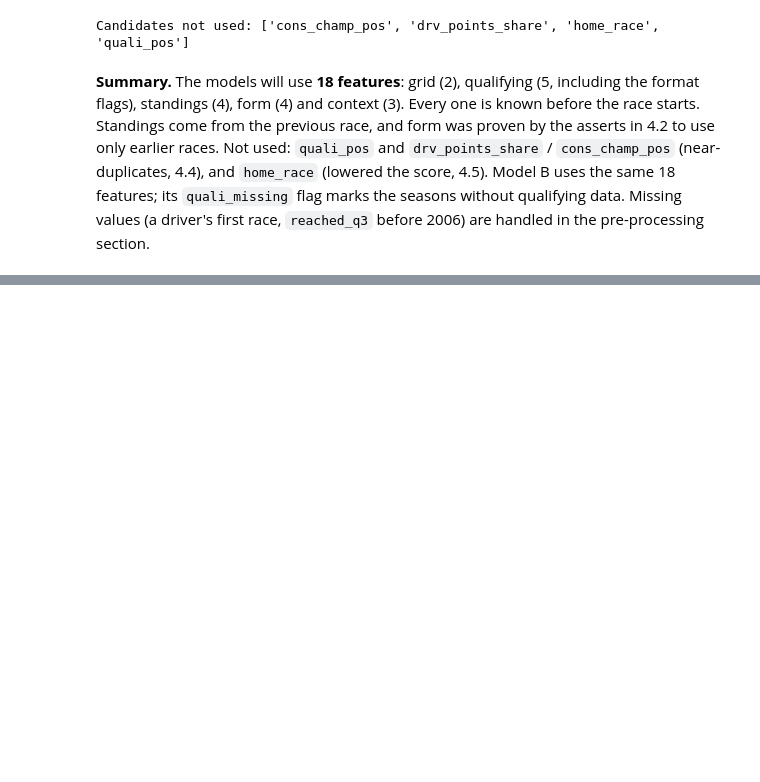
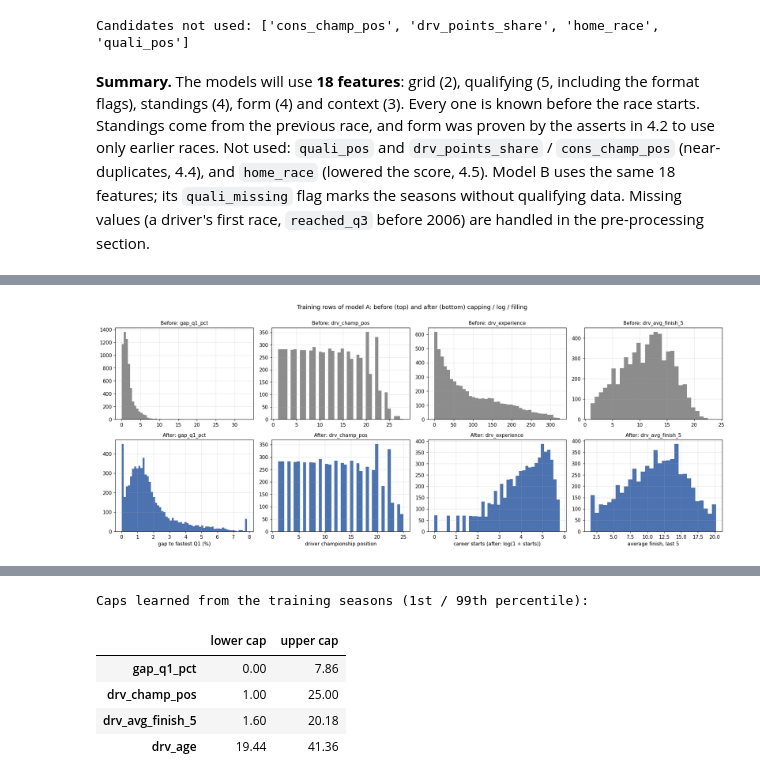
Before and after one commit to Farah-Essam/ACL-2, a Jupyter notebook: f1_podium_prediction.ipynb, the cells around one changed output, grey strips where cells are left out. Saved outputs shown, nothing was run; the diff lists cells and outputs as text; code cells hidden in the pictures; blank space fills up the shorter version.

Commit message:
Add sections 5 and 6: pre-processing and predictive modeling
Co-Authored-By: Claude Opus 5.5 <noreply@anthropic.com>

```diff
--- a/f1_podium_prediction.ipynb
+++ b/f1_podium_prediction.ipynb
@@ -3640,0 +3772,29 @@ Candidates not used: ['cons_champ_pos', 'drv_points_share', 'home_race', 'quali_
+# %%
+tr_raw = DATA["A"]["train"][FEATS].astype(float)
+prep_A = PodiumPreprocessor(scale=False).fit(tr_raw)          # unscaled, to show the real units
+tr_noscale = prep_A.transform(tr_raw)
+tr_scaled = PodiumPreprocessor().fit(tr_raw).transform(tr_raw)
+
+fig, axes = plt.subplots(2, 4, figsize=(18, 7))
+pairs = [("gap_q1_pct", "gap to fastest Q1 (%)", 60), ("drv_champ_pos", "driver championship position", 40),
+         ("drv_experience", "career starts (after: log(1 + starts))", 40), (f"drv_avg_finish_{FORM_WINDOW}", "average finish, last 5", 30)]
+for j, (col, label, bins) in enumerate(pairs):
+    axes[0, j].hist(tr_raw[col].dropna(), bins=bins, color="#8C8C8C")
+    axes[0, j].set_title(f"Before: {col}", fontsize=10)
+    axes[1, j].hist(tr_noscale[col], bins=bins, color="#4C72B0")
+    axes[1, j].set_title(f"After: {col}", fontsize=10)
+    axes[1, j].set_xlabel(label)
+fig.suptitle("Training rows of model A: before (top) and after (bottom) capping / log / filling", y=1.0)
+plt.tight_layout()
+plt.show()
+
+ranges = pd.DataFrame({
+    "before min": tr_raw.min(), "before max": tr_raw.max(), "before missing": tr_raw.isna().sum(),
+    "after min": tr_noscale[FEATS].min(), "after max": tr_noscale[FEATS].max(), "after missing": tr_noscale[FEATS].isna().sum(),
+    "scaled mean": tr_scaled[FEATS].mean(), "scaled std": tr_scaled[FEATS].std(ddof=0),
+}).round(2)
+display(ranges)
+print("Caps learned from the training seasons (1st / 99th percentile):")
+display(pd.DataFrame({"lower cap": prep_A.lo_, "upper cap": prep_A.hi_}).round(2))
+# %% [output]
+[figure, added]
@@ -3640,0 +3818,6 @@ Candidates not used: ['cons_champ_pos', 'drv_points_share', 'home_race', 'quali_
+Caps learned from the training seasons (1st / 99th percentile):
+|  | lower cap | upper cap |
+| gap_q1_pct | 0.00 | 7.86 |
+| drv_champ_pos | 1.00 | 25.00 |
+| drv_avg_finish_5 | 1.60 | 20.18 |
+| drv_age | 19.44 | 41.36 |
```
Also changed, not shown: parts of 47 cells of this notebook, 3 other files.
